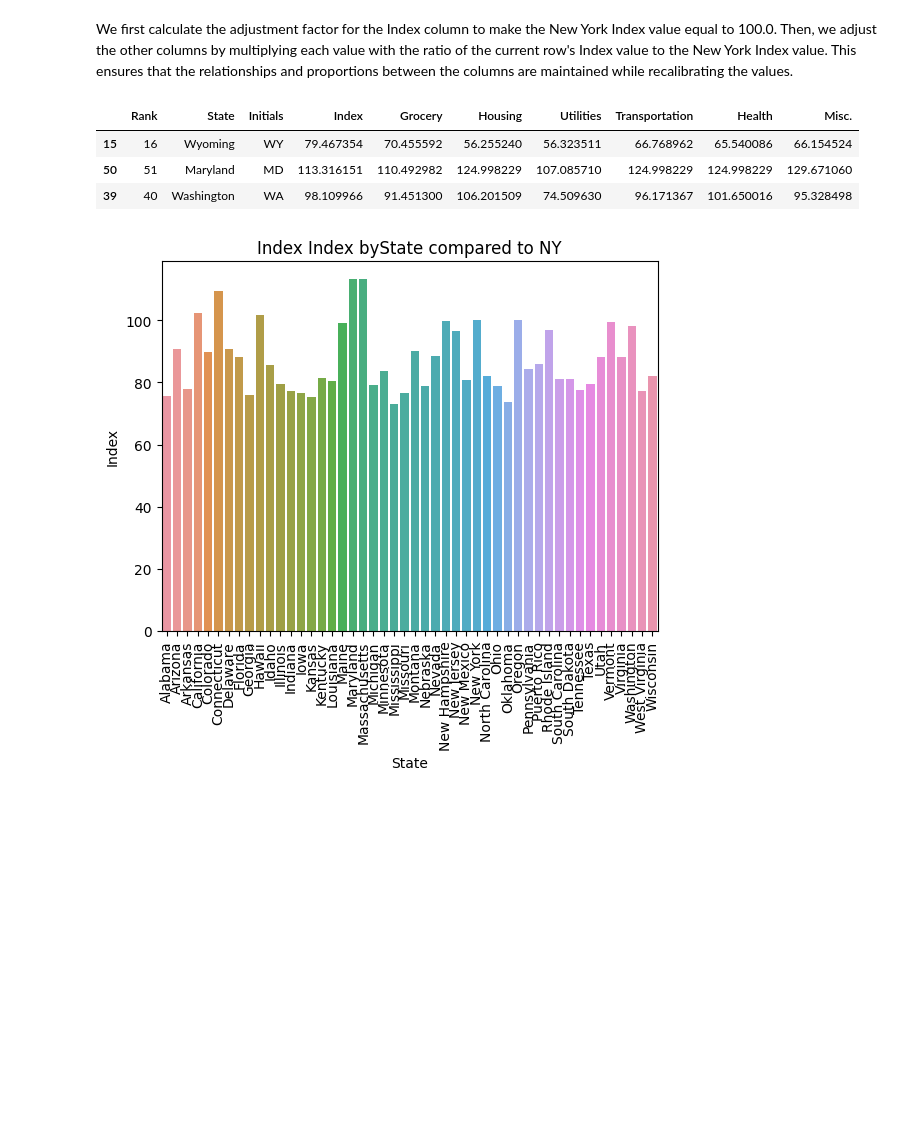
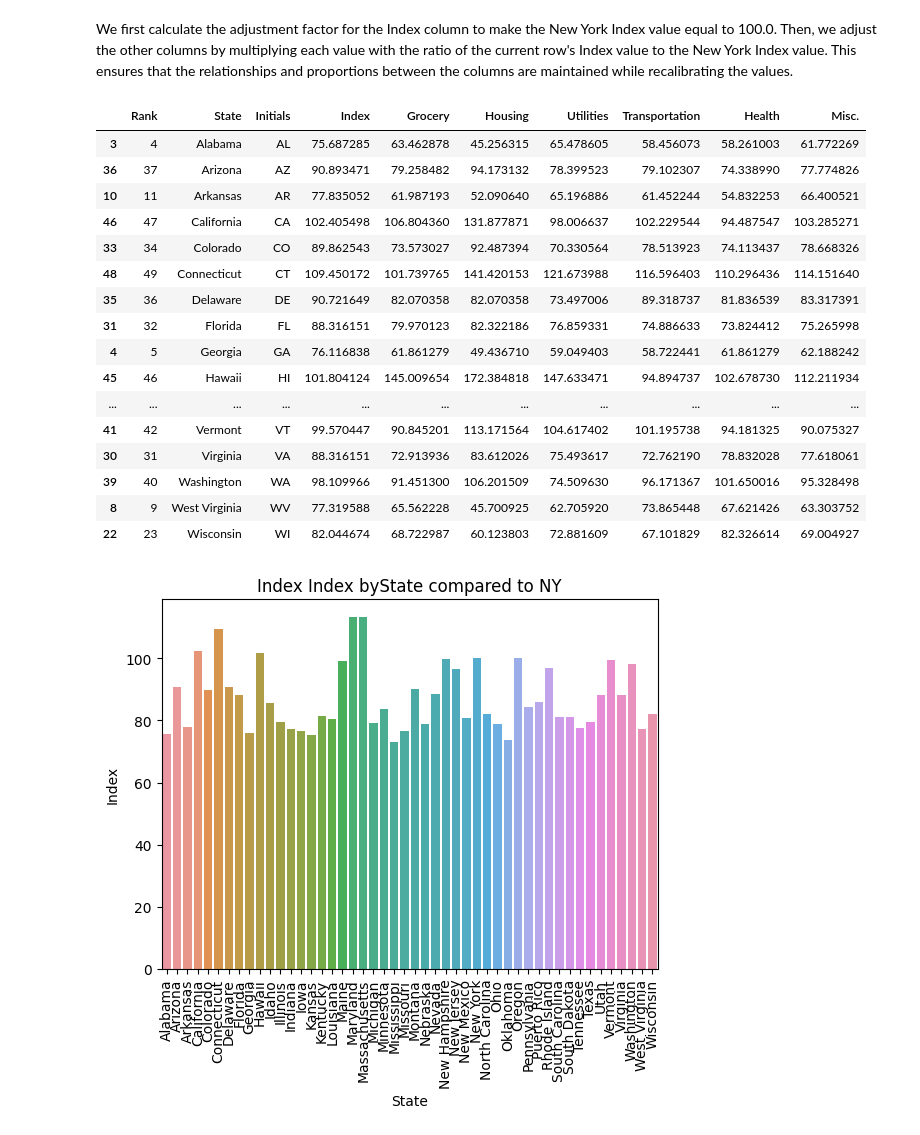
Before and after one commit to com-480-data-visualization/project-2023-viz-exe, a Jupyter notebook: Pizza_index.ipynb, the cells around one changed output. Drawn from its saved outputs; the diff is of its cells as text; code cells hidden in the pictures; blank space fills up the shorter version.

```diff
--- a/Pizza_index.ipynb
+++ b/Pizza_index.ipynb
@@ -241,12 +290,25 @@ columns_to_adjust = ['Grocery', 'Housing', 'Utilities', 'Transportation', 'Healt
 for column in columns_to_adjust:
     living_cost_USA_state_52[column] = living_cost_USA_state_52[column] * (living_cost_USA_state_52['Index'] / NY_index)
 # %%
-living_cost_USA_state_52.sample(3)
+living_cost_USA_state_52
 # %% [output]
 |  | Rank | State | Initials | Index | Grocery | Housing | Utilities | Transportation | Health | Misc. |
-| 15 | 16 | Wyoming | WY | 79.467354 | 70.455592 | 56.255240 | 56.323511 | 66.768962 | 65.540086 | 66.154524 |
-| 50 | 51 | Maryland | MD | 113.316151 | 110.492982 | 124.998229 | 107.085710 | 124.998229 | 124.998229 | 129.671060 |
+| 3 | 4 | Alabama | AL | 75.687285 | 63.462878 | 45.256315 | 65.478605 | 58.456073 | 58.261003 | 61.772269 |
+| 36 | 37 | Arizona | AZ | 90.893471 | 79.258482 | 94.173132 | 78.399523 | 79.102307 | 74.338990 | 77.774826 |
+| 10 | 11 | Arkansas | AR | 77.835052 | 61.987193 | 52.090640 | 65.196886 | 61.452244 | 54.832253 | 66.400521 |
+| 46 | 47 | California | CA | 102.405498 | 106.804360 | 131.877871 | 98.006637 | 102.229544 | 94.487547 | 103.285271 |
+| 33 | 34 | Colorado | CO | 89.862543 | 73.573027 | 92.487394 | 70.330564 | 78.513923 | 74.113437 | 78.668326 |
+| 48 | 49 | Connecticut | CT | 109.450172 | 101.739765 | 141.420153 | 121.673988 | 116.596403 | 110.296436 | 114.151640 |
+| 35 | 36 | Delaware | DE | 90.721649 | 82.070358 | 82.070358 | 73.497006 | 89.318737 | 81.836539 | 83.317391 |
+| 31 | 32 | Florida | FL | 88.316151 | 79.970123 | 82.322186 | 76.859331 | 74.886633 | 73.824412 | 75.265998 |
+| 4 | 5 | Georgia | GA | 76.116838 | 61.861279 | 49.436710 | 59.049403 | 58.722441 | 61.861279 | 62.188242 |
+| 45 | 46 | Hawaii | HI | 101.804124 | 145.009654 | 172.384818 | 147.633471 | 94.894737 | 102.678730 | 112.211934 |
+| ... | ... | ... | ... | ... | ... | ... | ... | ... | ... | ... |
+| 41 | 42 | Vermont | VT | 99.570447 | 90.845201 | 113.171564 | 104.617402 | 101.195738 | 94.181325 | 90.075327 |
+| 30 | 31 | Virginia | VA | 88.316151 | 72.913936 | 83.612026 | 75.493617 | 72.762190 | 78.832028 | 77.618061 |
 | 39 | 40 | Washington | WA | 98.109966 | 91.451300 | 106.201509 | 74.509630 | 96.171367 | 101.650016 | 95.328498 |
+| 8 | 9 | West Virginia | WV | 77.319588 | 65.562228 | 45.700925 | 62.705920 | 73.865448 | 67.621426 | 63.303752 |
+| 22 | 23 | Wisconsin | WI | 82.044674 | 68.722987 | 60.123803 | 72.881609 | 67.101829 | 82.326614 | 69.004927 |
 # %%
 living_cost_USA_state_52 = living_cost_USA_state_52.sort_values('State')
 # %%
```
Also changed, not shown: parts of 22 cells of this notebook.
